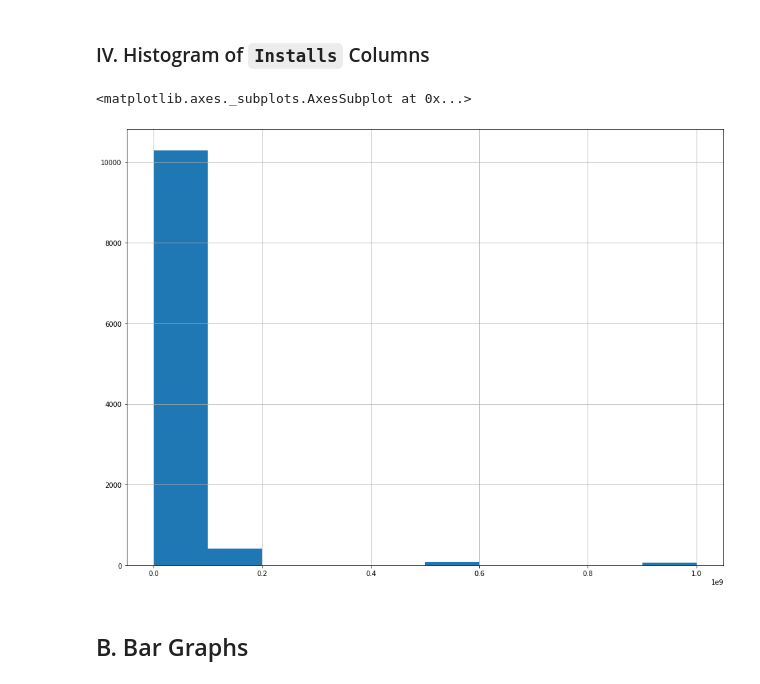
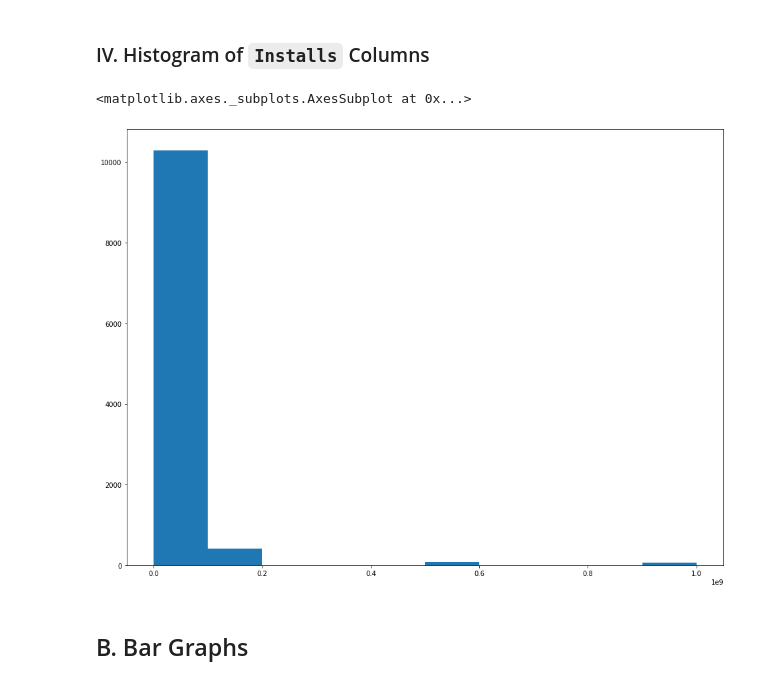
Before and after one commit to Logician724/play-store-analysis, a Jupyter notebook: notebook.ipynb, the cells around one changed output. Cells and saved outputs as stored; diff of their text form; code cells hidden in the pictures.

```diff
--- a/notebook.ipynb
+++ b/notebook.ipynb
@@ -301,10 +301,10 @@ apps_df['Size'].hist(figsize=(16,12))
 # %% [markdown]
 ### IV. Histogram of `Installs` Columns
 # %%
-apps_df['Installs'].hist(figsize=(16,12))
+apps_df['Installs'].hist(grid = False, figsize=(16,12))
 # %% [output]
 <matplotlib.axes._subplots.AxesSubplot at 0x...>
-[figure, old version]
+[figure, new version]
 # %% [markdown]
 ## B. Bar Graphs
 # %% [markdown]
```
Also changed, not shown: parts of 4 cells of this notebook.
